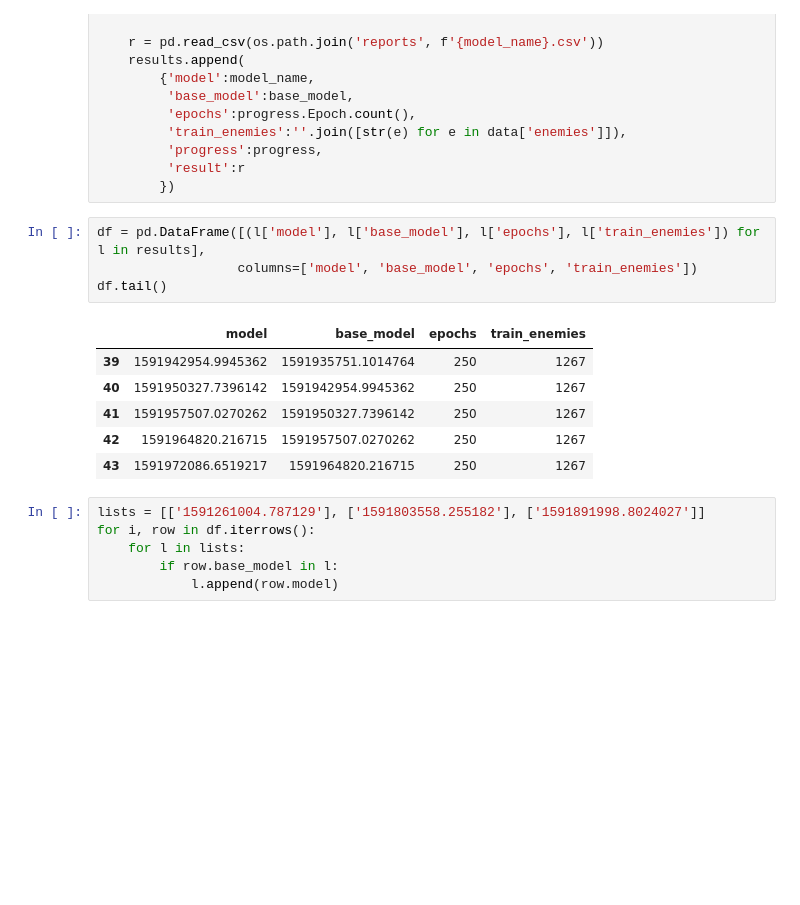
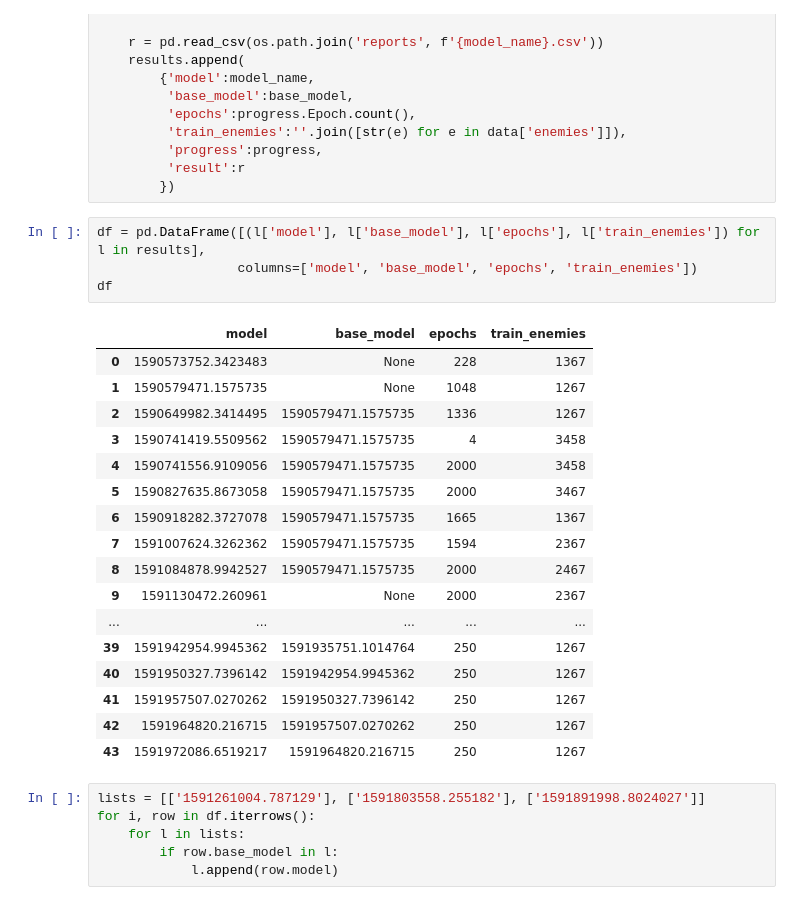
Before and after one commit to gabrielxzc/evoman-game-playing-competition-WCCI-2020, a Jupyter notebook: report_helper.ipynb, the cells around one changed output. Saved outputs shown, nothing was run; the diff lists cells and outputs as text; blank space fills up the shorter version.

```diff
--- a/report_helper.ipynb
+++ b/report_helper.ipynb
@@ -54,9 +54,20 @@ for model_name in os.listdir(model_root):
 # %%
 df = pd.DataFrame([(l['model'], l['base_model'], l['epochs'], l['train_enemies']) for l in results],
                   columns=['model', 'base_model', 'epochs', 'train_enemies'])
-df.tail()
+df
 # %% [output]
 |  | model | base_model | epochs | train_enemies |
+| 0 | 1590573752.3423483 | None | 228 | 1367 |
+| 1 | 1590579471.1575735 | None | 1048 | 1267 |
+| 2 | 1590649982.3414495 | 1590579471.1575735 | 1336 | 1267 |
+| 3 | 1590741419.5509562 | 1590579471.1575735 | 4 | 3458 |
+| 4 | 1590741556.9109056 | 1590579471.1575735 | 2000 | 3458 |
+| 5 | 1590827635.8673058 | 1590579471.1575735 | 2000 | 3467 |
+| 6 | 1590918282.3727078 | 1590579471.1575735 | 1665 | 1367 |
+| 7 | 1591007624.3262362 | 1590579471.1575735 | 1594 | 2367 |
+| 8 | 1591084878.9942527 | 1590579471.1575735 | 2000 | 2467 |
+| 9 | 1591130472.260961 | None | 2000 | 2367 |
+| ... | ... | ... | ... | ... |
 | 39 | 1591942954.9945362 | 1591935751.1014764 | 250 | 1267 |
 | 40 | 1591950327.7396142 | 1591942954.9945362 | 250 | 1267 |
 | 41 | 1591957507.0270262 | 1591950327.7396142 | 250 | 1267 |
```
Also changed, not shown: parts of 7 cells of this notebook, 2 other files.
